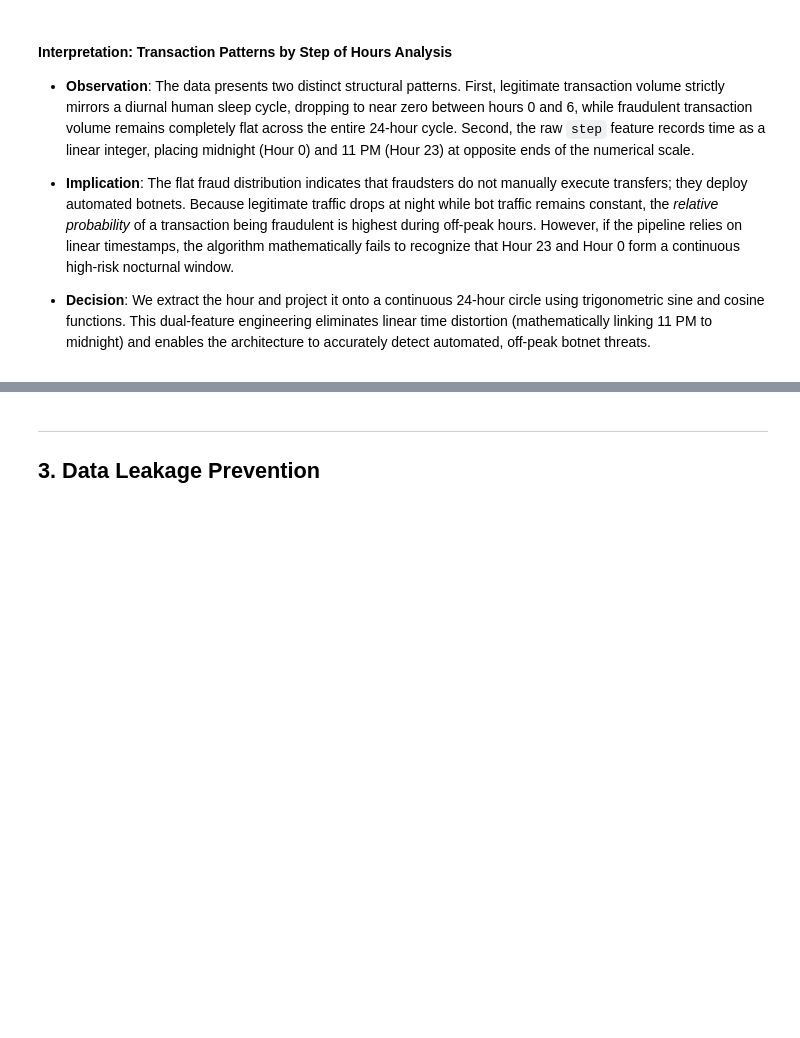
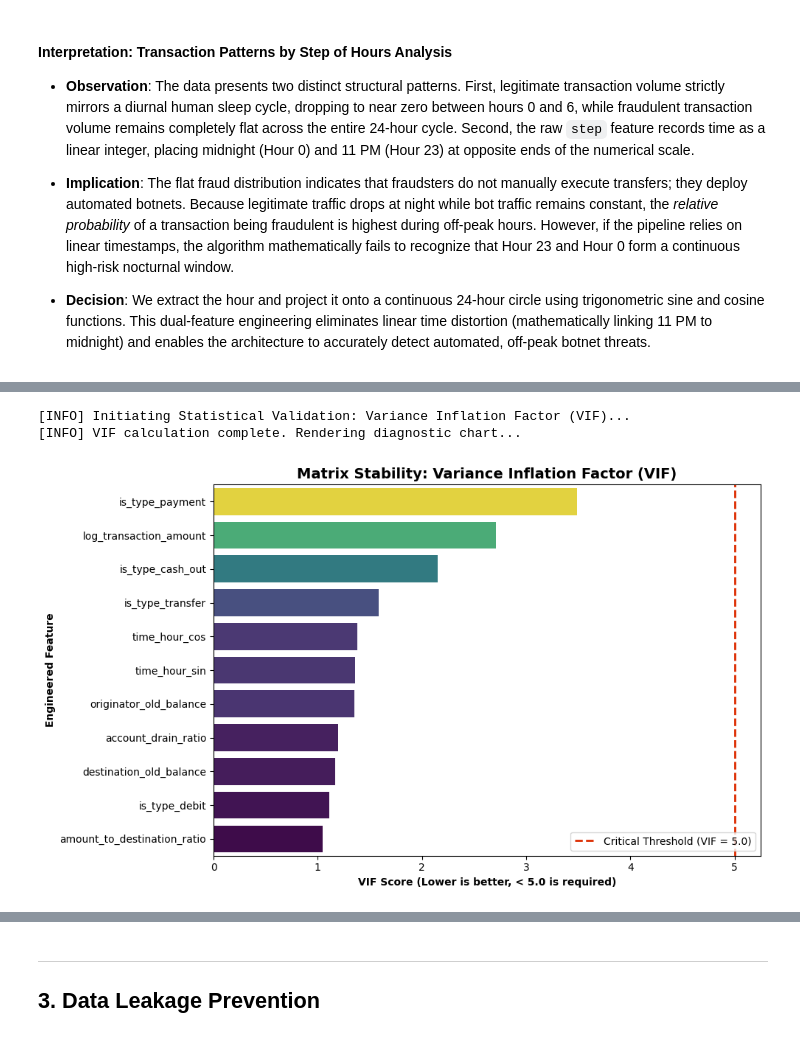
Before and after one commit to Quynh-Trang12/anomaly-watchers-donutpuff, a Jupyter notebook: ml_pipeline/notebooks/01_primary_analysis.ipynb, the cells around one changed output, grey strips where cells are left out. Drawn from its saved outputs; the diff is of its cells as text; code cells hidden in the pictures; blank space fills up the shorter version.

```diff
--- a/ml_pipeline/notebooks/01_primary_analysis.ipynb
+++ b/ml_pipeline/notebooks/01_primary_analysis.ipynb
@@ -501,0 +745,68 @@ df.drop(columns=["hour_of_day"], inplace=True)
+# %%
+from statsmodels.stats.outliers_influence import variance_inflation_factor
+from statsmodels.tools.tools import add_constant
+import matplotlib.pyplot as plt
+import seaborn as sns
+
+logger.info("Initiating Statistical Validation: Variance Inflation Factor (VIF)...")
+
+# 1. Temporarily assemble the exact finalized feature set for testing
+vif_df = pd.DataFrame()
+
+# Continuous Features
+vif_df['account_drain_ratio'] = df['transaction_amount'] / (df['originator_old_balance'] + 1.0)
+vif_df['amount_to_destination_ratio'] = df['transaction_amount'] / (df['destination_old_balance'] + 1.0)
+vif_df['log_transaction_amount'] = np.log1p(df['transaction_amount'])
+vif_df['originator_old_balance'] = df['originator_old_balance']
+vif_df['destination_old_balance'] = df['destination_old_balance']
+
+# Cyclical Time Features
+HOURS_IN_DAY = 24
+vif_df['time_hour_sin'] = np.sin(2 * np.pi * df['step'] / HOURS_IN_DAY)
+vif_df['time_hour_cos'] = np.cos(2 * np.pi * df['step'] / HOURS_IN_DAY)
+
+# Categorical Features (Executing the exact Dummy Variable Trap resolution from Phase 5)
+dummies = pd.get_dummies(df['transaction_type'], dtype=int)
+dummies = dummies.drop(columns=['CASH_IN']) # Dropping reference to prevent infinite VIF
+dummies = dummies.rename(columns={
+    "CASH_OUT": "is_type_cash_out",
+    "DEBIT": "is_type_debit",
+    "PAYMENT": "is_type_payment",
+    "TRANSFER": "is_type_transfer"
+})
+vif_df = pd.concat([vif_df, dummies], axis=1)
+
+# 2. Add a mathematical constant (required for accurate VIF calculation)
+vif_df_with_const = add_constant(vif_df)
+
+# 3. Calculate VIF for each feature
+vif_data = pd.DataFrame()
+vif_data["Feature"] = vif_df_with_const.columns
+vif_data["VIF_Score"] = [variance_inflation_factor(vif_df_with_const.values, i) for i in range(vif_df_with_const.shape[1])]
+
+# Filter out the 'const' baseline for plotting
+vif_data = vif_data[vif_data["Feature"] != "const"].sort_values(by="VIF_Score", ascending=False)
+
+logger.info("VIF calculation complete. Rendering diagnostic chart...")
+
+# 4. Visualization: Horizontal Bar Chart of VIF Scores
+fig, ax = plt.subplots(figsize=(10, 6))
+sns.barplot(x="VIF_Score", y="Feature", data=vif_data, palette="viridis", hue="VIF_Score", legend=False, ax=ax)
+
+# Draw the strict mathematical cutoff line at 5.0
+ax.axvline(x=5.0, color='#DD2C00', linestyle='--', linewidth=2, label='Critical Threshold (VIF = 5.0)')
+
+ax.set_title("Matrix Stability: Variance Inflation Factor (VIF)", fontweight="bold", fontsize=14)
+ax.set_xlabel("VIF Score (Lower is better, < 5.0 is required)", fontweight="bold")
+ax.set_ylabel("Engineered Feature", fontweight="bold")
+ax.legend(loc='lower right')
+
+plt.tight_layout()
+plt.show()
+
+# 5. Clean up memory
+del vif_df, vif_df_with_const, dummies
+# %% [output]
+[INFO] Initiating Statistical Validation: Variance Inflation Factor (VIF)...
+[INFO] VIF calculation complete. Rendering diagnostic chart...
+[figure, added]
```
Also changed, not shown: parts of 43 cells of this notebook, 2 other files.
